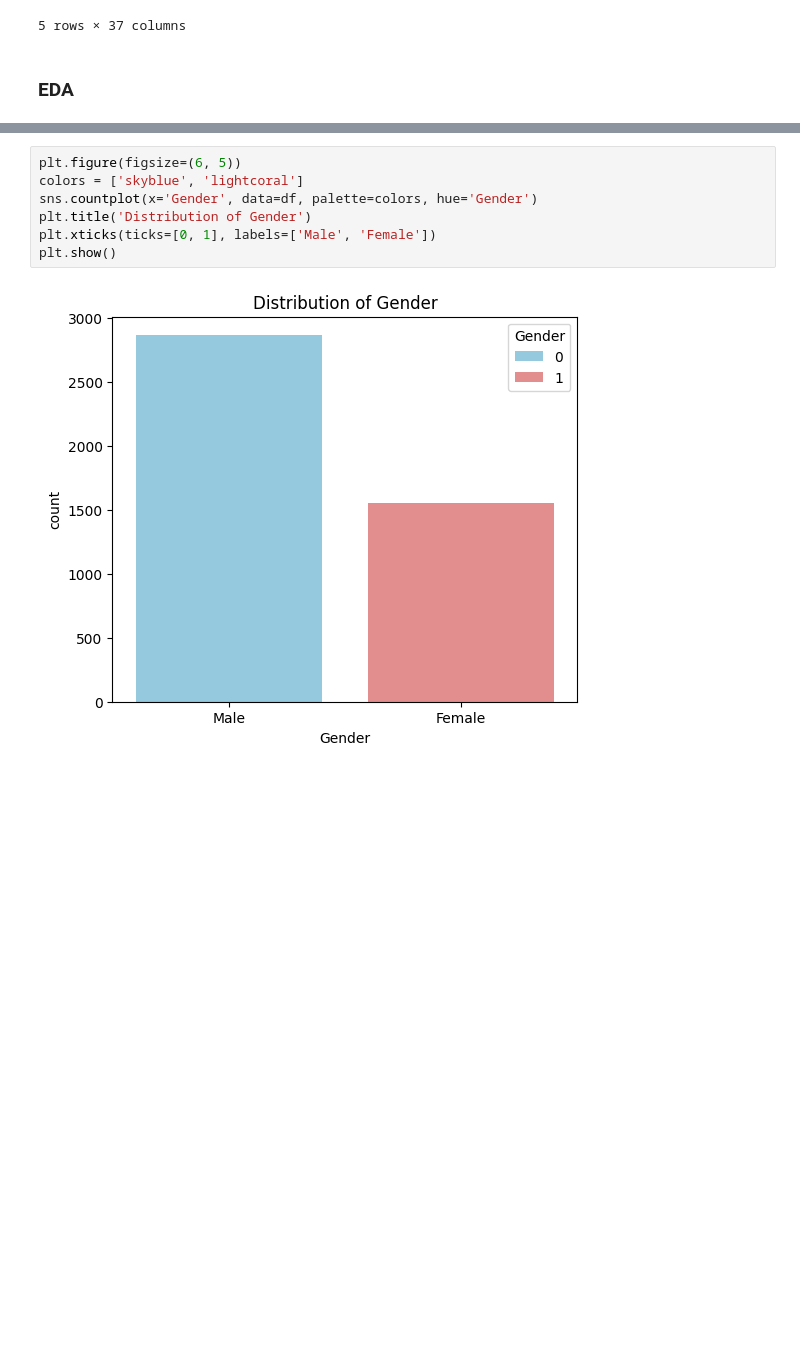
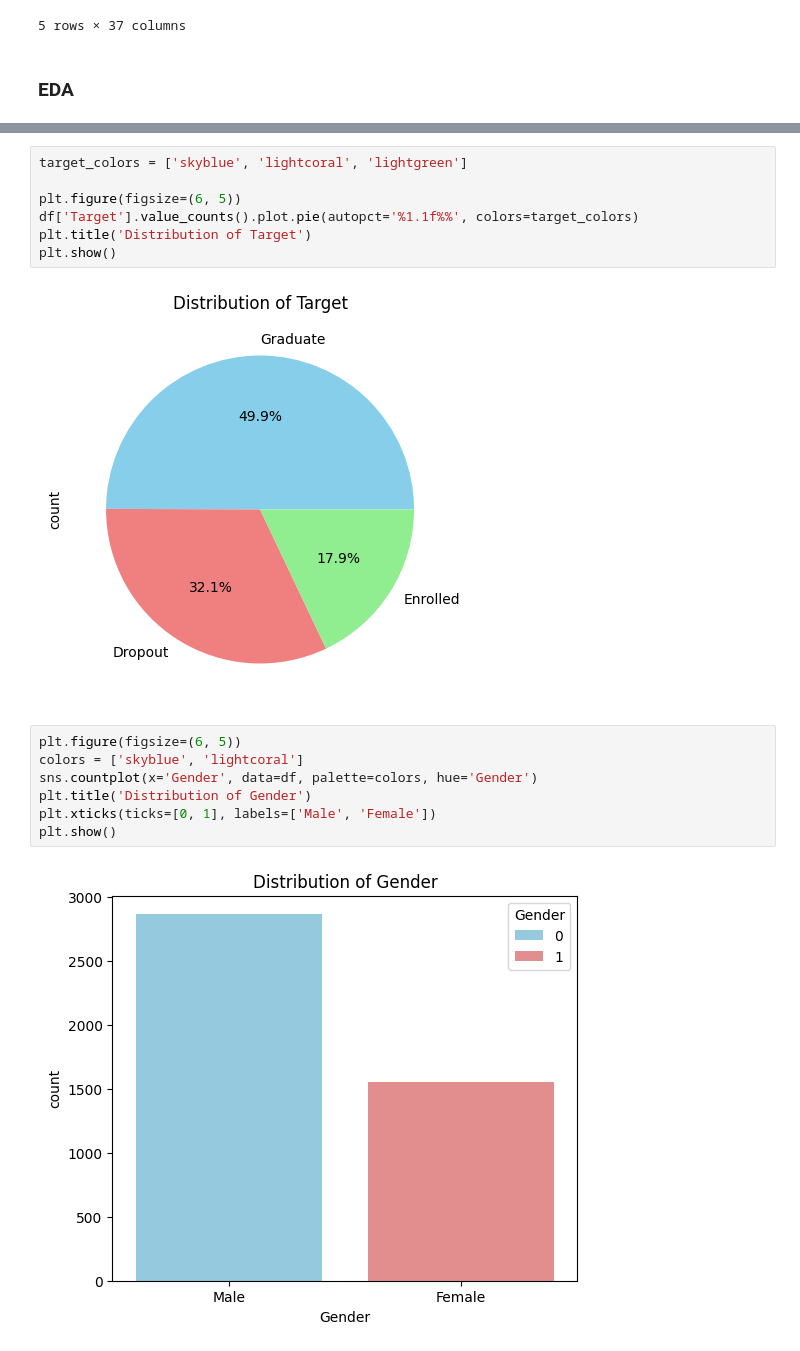
Before and after one commit to Trsh16/ALP-DATMIN, a Jupyter notebook: ALP DATMIN TRISHA.ipynb, the cells around one changed output, grey strips where cells are left out. Drawn from its saved outputs; the diff is of its cells as text; blank space fills up the shorter version.

```diff
--- a/ALP DATMIN TRISHA.ipynb
+++ b/ALP DATMIN TRISHA.ipynb
@@ -160,3 +154,12 @@ df.describe().transpose()
+# %%
+target_colors = ['skyblue', 'lightcoral', 'lightgreen']
+
+plt.figure(figsize=(6, 5))
+df['Target'].value_counts().plot.pie(autopct='%1.1f%%', colors=target_colors)
+plt.title('Distribution of Target')
+plt.show()
+# %% [output]
+[figure, added]
 # %%
 plt.figure(figsize=(6, 5))
 colors = ['skyblue', 'lightcoral']
```
Also changed, not shown: parts of 28 cells of this notebook.
